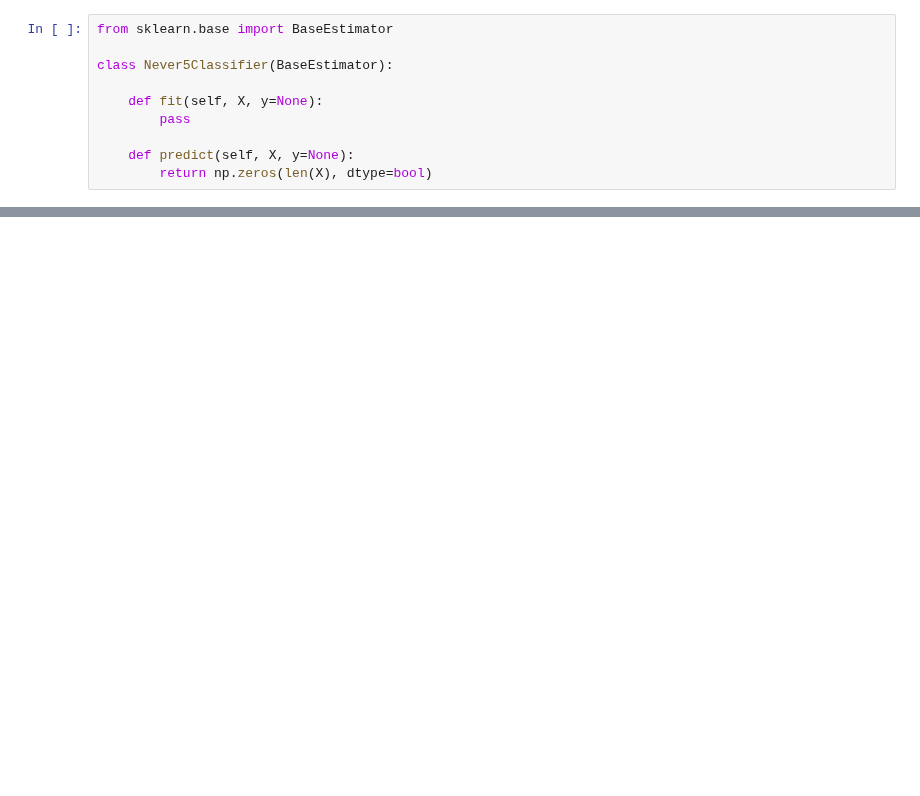
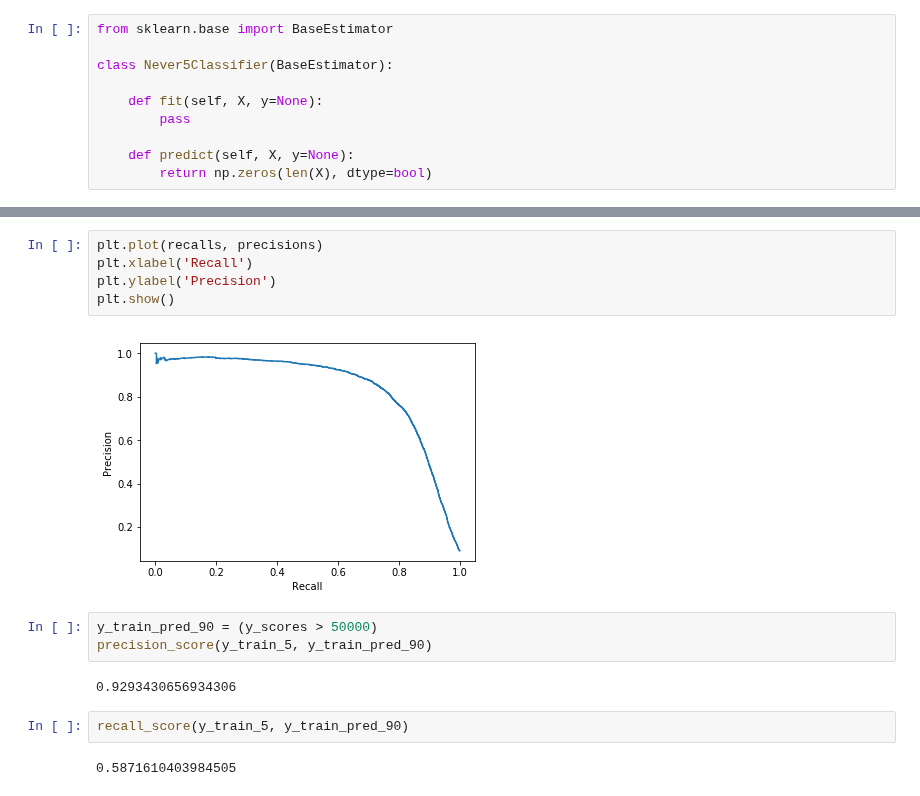
Before and after one commit to rumourcy/DA, a Jupyter notebook: handson-ml/03_classification.ipynb, the cells around one changed output, grey strips where cells are left out. Drawn from its saved outputs; the diff is of its cells as text; blank space fills up the shorter version.

```diff
--- a/handson-ml/03_classification.ipynb
+++ b/handson-ml/03_classification.ipynb
@@ -109,0 +213,16 @@ array([0.9091 , 0.91065, 0.9092 ])
+# %%
+plt.plot(recalls, precisions)
+plt.xlabel('Recall')
+plt.ylabel('Precision')
+plt.show()
+# %% [output]
+[figure, added]
+# %%
+y_train_pred_90 = (y_scores > 50000)
+precision_score(y_train_5, y_train_pred_90)
+# %% [output]
+0.9293430656934306
+# %%
+recall_score(y_train_5, y_train_pred_90)
+# %% [output]
+0.5871610403984505
```
Also changed, not shown: parts of 20 cells of this notebook.
